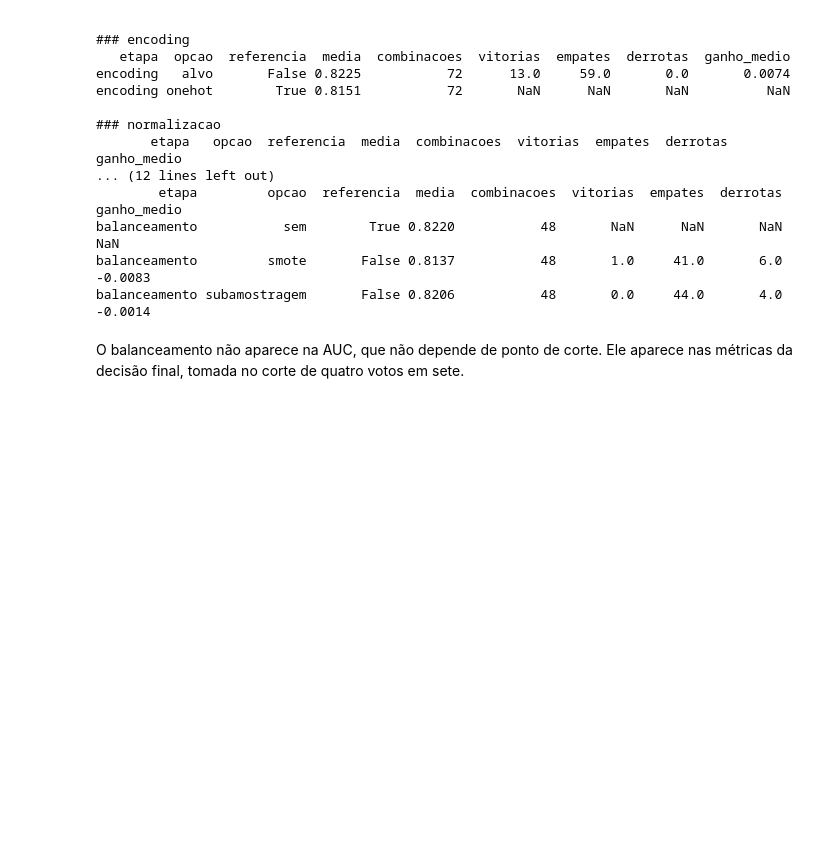
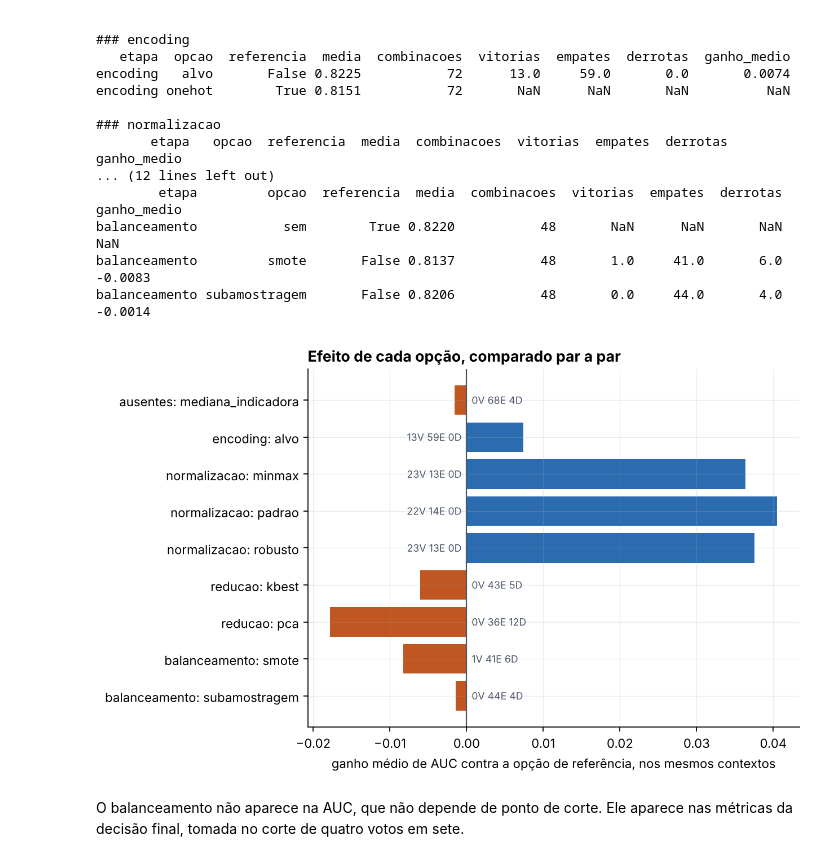
Before and after one commit to anaraque-l/bilheteria-cinema-brasileiro, a Jupyter notebook: notebooks/Entrega_2_Grupo_11_Ana_Laura,_Ana_Raquel_e_Laura_Virginia_(cinema).ipynb, the cells around one changed output. Cells and saved outputs as stored; diff of their text form; code cells hidden in the pictures; blank space fills up the shorter version.

```diff
--- a/notebooks/Entrega_2_Grupo_11_Ana_Laura,_Ana_Raquel_e_Laura_Virginia_(cinema).ipynb
+++ b/notebooks/Entrega_2_Grupo_11_Ana_Laura,_Ana_Raquel_e_Laura_Virginia_(cinema).ipynb
@@ -315,6 +324,10 @@ encoding onehot        True 0.8151           72       NaN      NaN       NaN
 balanceamento           sem        True 0.8220           48       NaN      NaN       NaN          NaN
 balanceamento         smote       False 0.8137           48       1.0     41.0       6.0      -0.0083
 balanceamento subamostragem       False 0.8206           48       0.0     44.0       4.0      -0.0014
+# %%
+display(Image(figuras["fig-al-efeitos"]))
+# %% [output]
+[figure, added]
 # %% [markdown]
 O balanceamento não aparece na AUC, que não depende de ponto de corte. Ele aparece nas métricas
 da decisão final, tomada no corte de quatro votos em sete.
```
Also changed, not shown: parts of 15 cells of this notebook, 14 other files.
